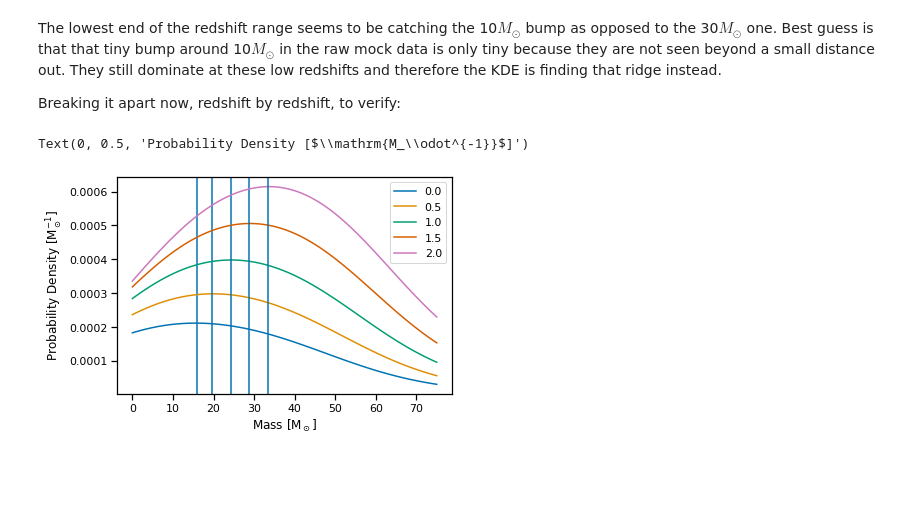
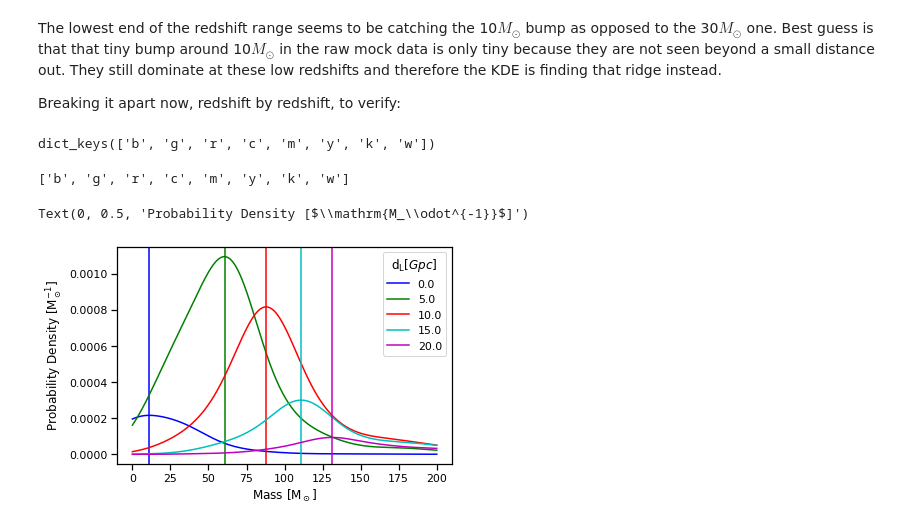
Before and after one commit to farr/FastMFCosmology, a Jupyter notebook: search-for-bump.ipynb, the cells around one changed output. Cells and saved outputs as stored; diff of their text form; code cells hidden in the pictures; blank space fills up the shorter version.

Commit message:
fixed mass-checking plots

```diff
--- a/search-for-bump.ipynb
+++ b/search-for-bump.ipynb
@@ -224,17 +224,25 @@ Text(0, 0.5, '$\\mathrm{d_L/d_H}$')
 The lowest end of the redshift range seems to be catching the 10$M_\odot$ bump as opposed to the 30$M_\odot$ one. Best guess is that that tiny bump around 10$M_\odot$ in the raw mock data is only tiny because they are not seen beyond a small distance out. They still dominate at these low redshifts and therefore the KDE is finding that ridge instead.
 
 Breaking it apart now, redshift by redshift, to verify:
+# %%
+import matplotlib.colors as mcolors
+print(mcolors.BASE_COLORS.keys())
+cmap = list(mcolors.BASE_COLORS.keys())
+cmap
+# %% [output]
+dict_keys(['b', 'g', 'r', 'c', 'm', 'y', 'k', 'w'])
+['b', 'g', 'r', 'c', 'm', 'y', 'k', 'w']
 # %%
-m_max = 75
-zlim = 2
-mass_indices = np.linspace(0, m_max, 100)
-for index in np.linspace(0, zlim, 5):
-    pdf = [kde.pdf([index, i]) for i in mass_indices]
-    plt.plot(mass_indices, pdf, label=index)
-    plt.axvline(mass_indices[np.argmax(pdf)])
-plt.legend()
+m_max = 200
+dlim = 20
+mass_indices = np.linspace(0, m_max, 400)
+for j,d in enumerate(np.linspace(0, dlim, 5)):
+    pdf = [kde.pdf([d, i]) for i in mass_indices]
+    plt.plot(mass_indices, pdf,c=cmap[j], label=d)
+    plt.axvline(mass_indices[np.argmax(pdf)], c=cmap[j])
+plt.legend(title=r"$\mathrm{d_L}[Gpc]$")
 plt.xlabel(r"Mass [$\mathrm{M_\odot}$]")
 plt.ylabel(r"Probability Density [$\mathrm{M_\odot^{-1}}$]")
 # %% [output]
 Text(0, 0.5, 'Probability Density [$\\mathrm{M_\\odot^{-1}}$]')
-[figure, old version]
+[figure, new version]
```
Also changed, not shown: parts of 11 cells of this notebook.
